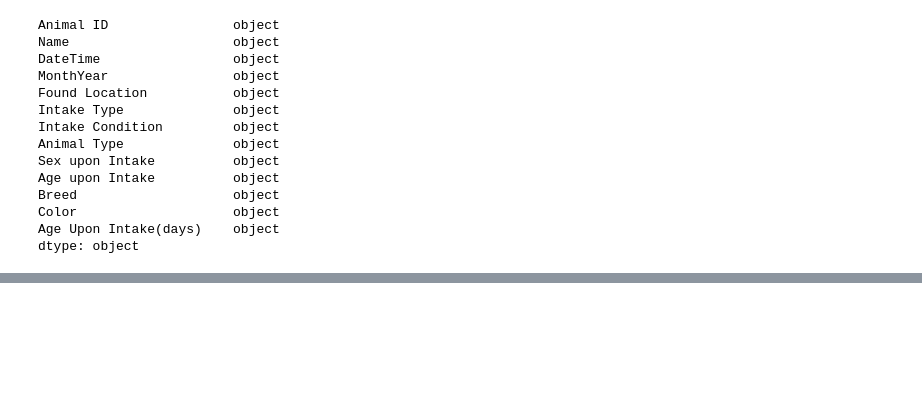
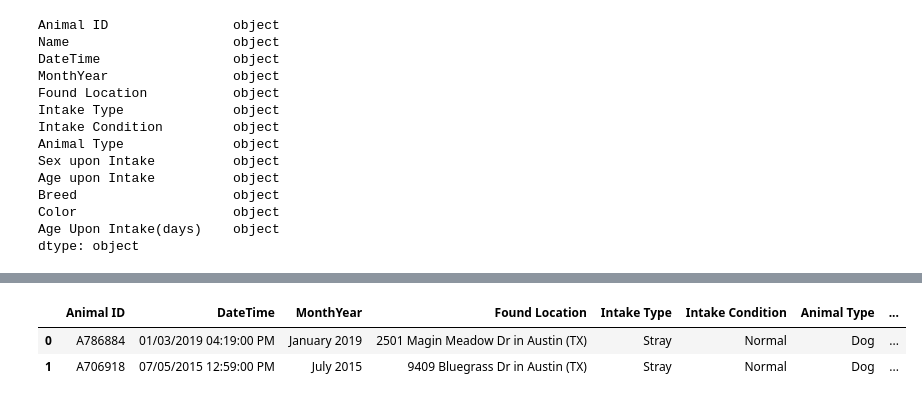
Before and after one commit to CorinneBean/Project_A_Team, a Jupyter notebook: AAC_Files/AAC_Intake_etl_step1.ipynb, the cells around one changed output, grey strips where cells are left out. Saved outputs shown, nothing was run; the diff lists cells and outputs as text; code cells hidden in the pictures; blank space fills up the shorter version.

```diff
--- a/AAC_Files/AAC_Intake_etl_step1.ipynb
+++ b/AAC_Files/AAC_Intake_etl_step1.ipynb
@@ -97,3 +118,12 @@ intake_df.head()
+# %%
+# Adding age groups bins of intake animals
+age_bins = [0,2.5,5,7.5,10,12.5,15,17.5,20,22.5,25,27.5,30]
+intake_df['Age Range']= pd.cut(intake_df['Age Upon Intake(years)'],age_bins, include_lowest=True)
+intake_df.head(2)
+# %% [output]
+|  | Animal ID | DateTime | MonthYear | Found Location | Intake Type | Intake Condition | Animal Type | ... |
+| 0 | A786884 | 01/03/2019 04:19:00 PM | January 2019 | 2501 Magin Meadow Dr in Austin (TX) | Stray | Normal | Dog | ... |
+| 1 | A706918 | 07/05/2015 12:59:00 PM | July 2015 | 9409 Bluegrass Dr in Austin (TX) | Stray | Normal | Dog | ... |
 # %%
 # checking the datatypes for the intake dataframe
 intake_df.dtypes
```
Also changed, not shown: parts of 17 cells of this notebook, 8 other files.
